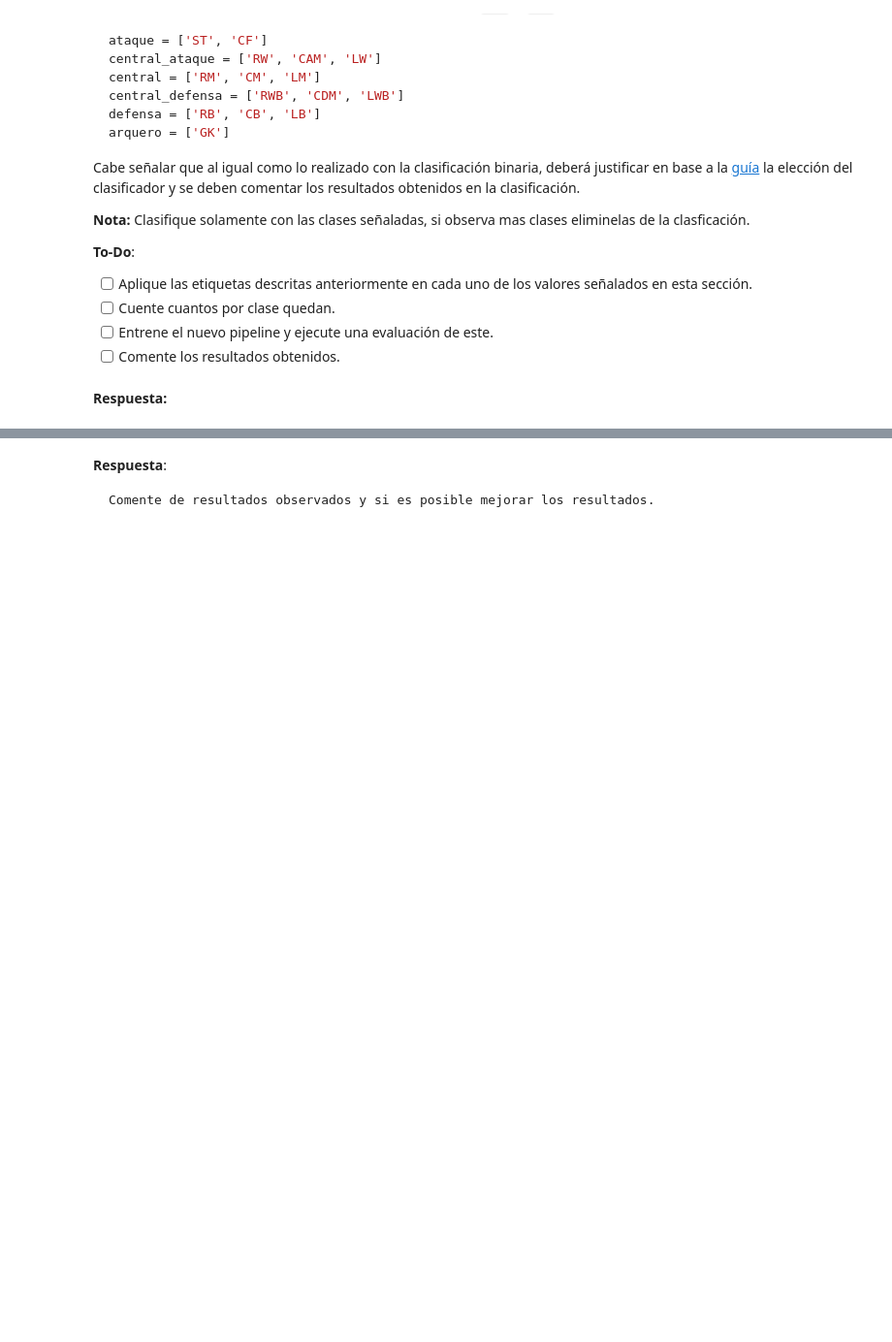
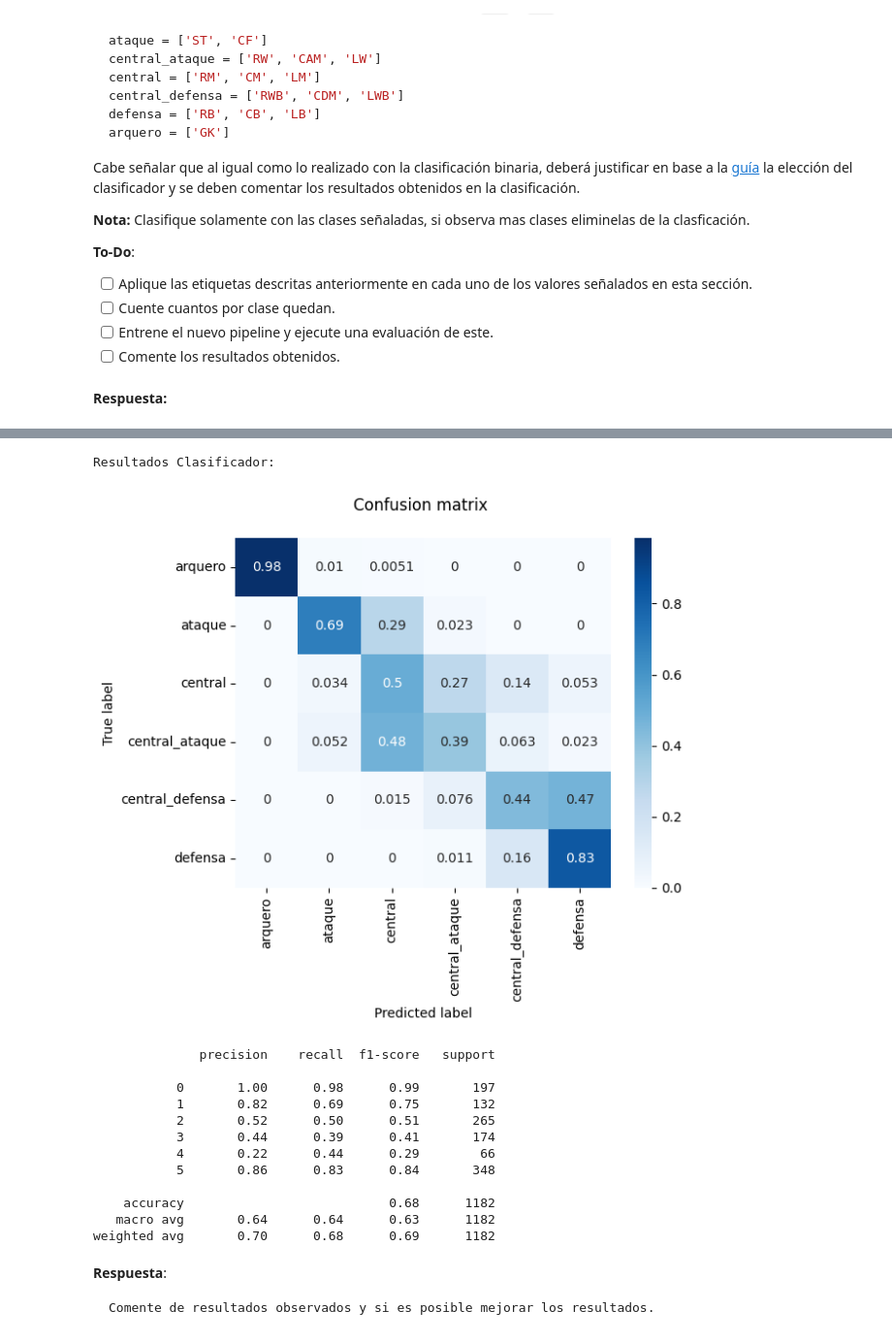
Before and after one commit to mvarasg/MDS7202-Lab-Programacion-Cientifica-MDS, a Jupyter notebook: lab8/Laboratorio8_respuestas.ipynb, the cells around one changed output, grey strips where cells are left out. Shown at 97% size. Saved outputs shown, nothing was run; the diff lists cells and outputs as text; code cells hidden in the pictures; blank space fills up the shorter version.

```diff
--- a/lab8/Laboratorio8_respuestas.ipynb
+++ b/lab8/Laboratorio8_respuestas.ipynb
@@ -434,3 +466,63 @@ Cabe señalar que al igual como lo realizado con la clasificación binaria, debe
+# %%
+from sklearn.svm import SVR
+from sklearn.preprocessing import LabelEncoder
+
+column_transformer = ColumnTransformer(
+    transformers = [('escalar', MinMaxScaler(), ['Height','Weight', 'Age', 'Weak_foot', 'Skill_Moves', 'Aggression', 'Reactions', 'Vision',
+                                                   'Composure', 'Acceleration', 'Speed', 'Strength', 'Balance', 'Agility', 'Jumping', 'Penalties', 'Volleys']),
+                      ('power', PowerTransformer(), ['Ball_Control', 'Dribbling', 'Marking', 'Sliding_Tackle', 'Standing_Tackle', 'Interceptions',
+                                                     'Crossing', 'Short_Pass', 'Long_Pass', 'Stamina', 'Heading', 'Shot_Power', 'Finishing',
+                                                       'Long_Shots', 'Curve','Freekick_Accuracy']),
+                      ('ordinal', OneHotEncoder(),['Preffered_Foot', 'Work_Rate' ])])
+
+SVR = SVR()
+
+pipeline = Pipeline([
+    ('column_transformer', column_transformer),
+    ('classifier', SVR)
+])
+
+label_encoder = LabelEncoder()
+y_encoded = label_encoder.fit_transform(df_players_1['Posicion'])
+
+X_train, X_test, y_train, y_test = train_test_split(df_players_1, y_encoded, test_size=0.3, random_state=0)
+
+
+transformed_data = pipeline.fit(X_train, y_train)
+
+predictions = abs(transformed_data.predict(X_test).round())
+
+cm = confusion_matrix(y_test, predictions, normalize='true')
+classes = unique_labels(df_players_1['Posicion'])
+
+print(f'Resultados Clasificador:')
+df = pd.DataFrame(cm, index=classes, columns=classes)
+
+g = sns.heatmap(df, annot=True, cmap="Blues")
+g.set_yticklabels(g.get_yticklabels(), rotation=0)
+
+plt.title('Confusion matrix \n')
+plt.xlabel('Predicted label')
+plt.ylabel('True label')
+plt.autoscale()
+plt.show()
+
+print(classification_report(y_test, predictions))
+# %% [output]
+Resultados Clasificador:
+[figure, added]
+              precision    recall  f1-score   support
+
+           0       1.00      0.98      0.99       197
+           1       0.82      0.69      0.75       132
+           2       0.52      0.50      0.51       265
+           3       0.44      0.39      0.41       174
+           4       0.22      0.44      0.29        66
+           5       0.86      0.83      0.84       348
+
+    accuracy                           0.68      1182
+   macro avg       0.64      0.64      0.63      1182
+weighted avg       0.70      0.68      0.69      1182
 # %% [markdown]
 **Respuesta**:
 
```
Also changed, not shown: parts of 7 cells of this notebook.
